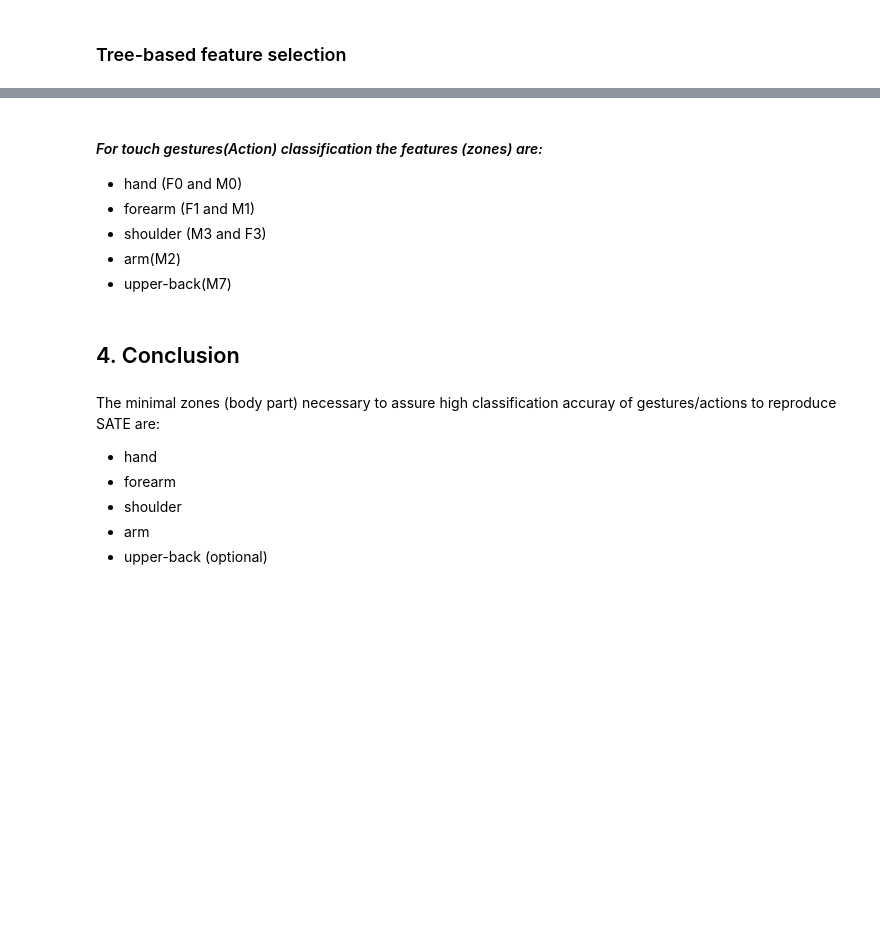
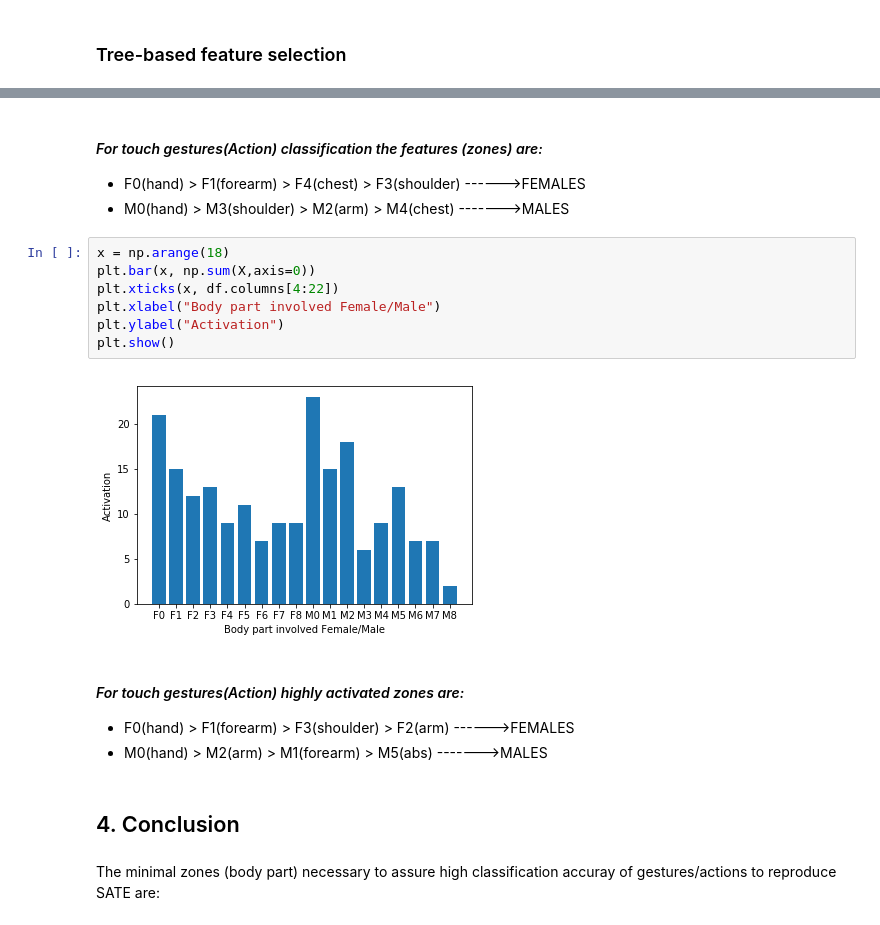
Before and after one commit to Wail13/SyncPy, a Jupyter notebook: examples/Protocole.ipynb, the cells around one changed output, grey strips where cells are left out. Drawn from its saved outputs; the diff is of its cells as text; blank space fills up the shorter version.

```diff
--- a/examples/Protocole.ipynb
+++ b/examples/Protocole.ipynb
@@ -158,16 +181,21 @@ plt.show()
 # %% [markdown]
 #### *For touch gestures(Action) classification the features (zones) are:*
-+ hand (F0 and M0)
-+ forearm (F1 and M1)
-+ shoulder (M3 and F3)
-+ arm(M2)
-+ upper-back(M7)
++ F0(hand) > F1(forearm) > F4(chest) > F3(shoulder) ------>FEMALES
++ M0(hand) > M3(shoulder) > M2(arm) > M4(chest) ------->MALES
+# %%
+x = np.arange(18)
+plt.bar(x, np.sum(X,axis=0))
+plt.xticks(x, df.columns[4:22])
+plt.xlabel("Body part involved Female/Male")
+plt.ylabel("Activation")
+plt.show()
+# %% [output]
+[figure, added]
+# %% [markdown]
+#### *For touch gestures(Action) highly activated zones are:*
++ F0(hand) > F1(forearm) > F3(shoulder) > F2(arm) ------>FEMALES
++ M0(hand) > M2(arm) > M1(forearm) > M5(abs) ------->MALES
 # %% [markdown]
 ## 4. Conclusion
 # %% [markdown]
 The minimal zones (body part) necessary to assure high classification accuray of gestures/actions to reproduce SATE are:
-+ hand
-+ forearm
-+ shoulder
-+ arm
-+ upper-back (optional)
```
Also changed, not shown: parts of 6 cells of this notebook, 1 other file.
